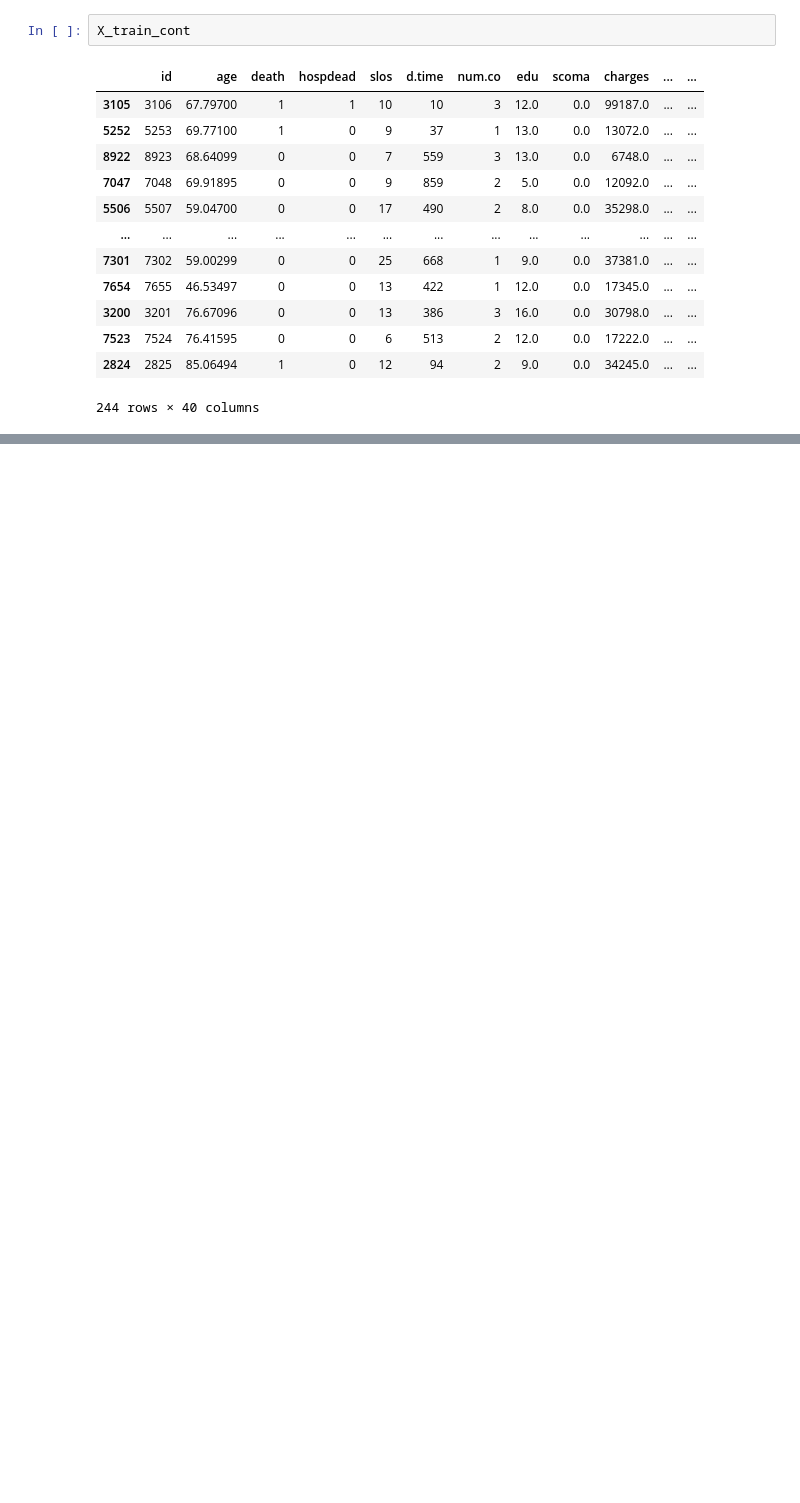
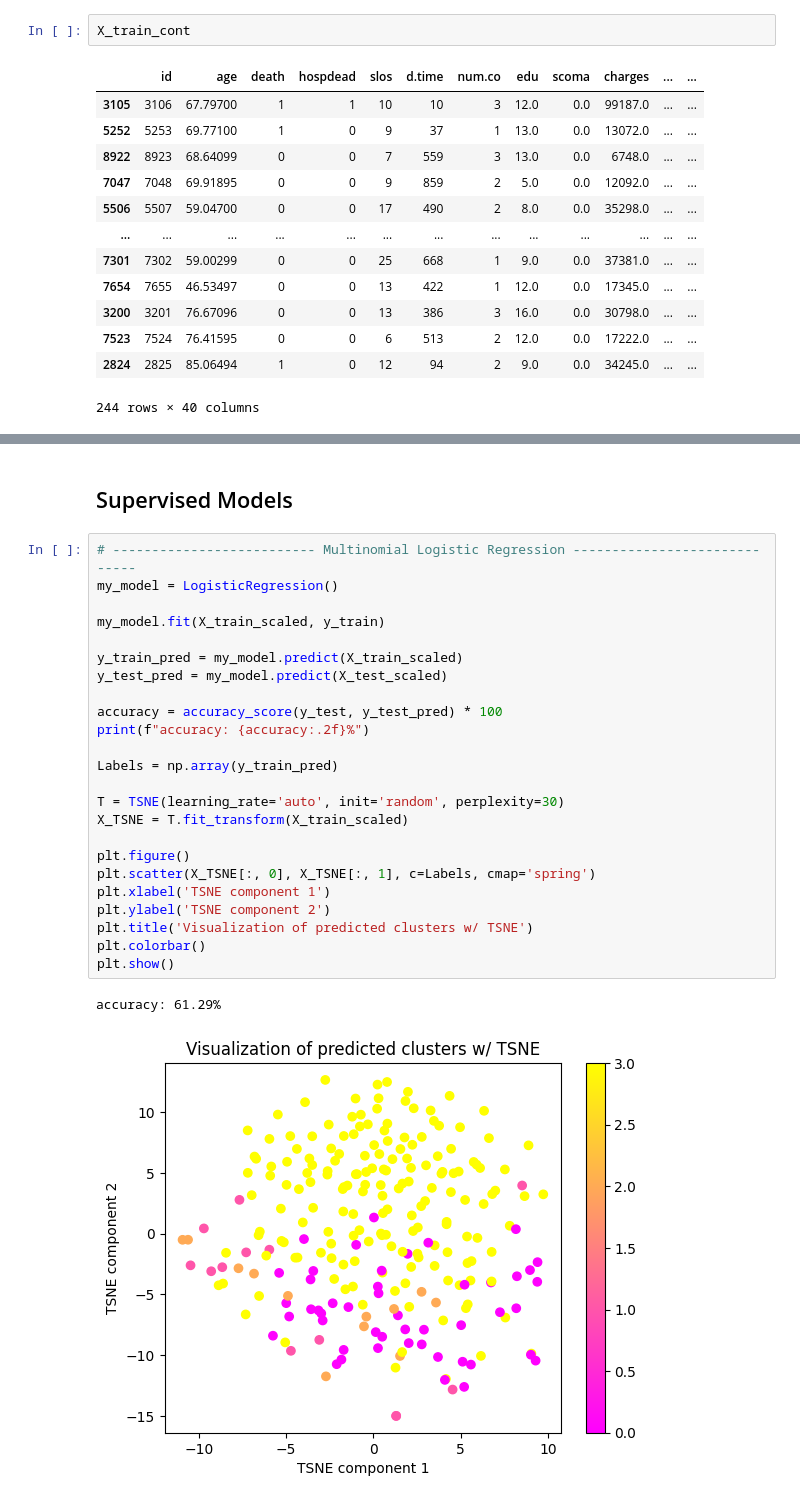
Before and after one commit to calgalvan/277A_Final_Project, a Jupyter notebook: 277A_db_explore.ipynb, the cells around one changed output, grey strips where cells are left out. Saved outputs shown, nothing was run; the diff lists cells and outputs as text; blank space fills up the shorter version.

Commit message:
added multinomial logistic regression

```diff
--- a/277A_db_explore.ipynb
+++ b/277A_db_explore.ipynb
@@ -227,0 +256,29 @@ plt.show()
+# %% [markdown]
+## Supervised Models
+# %%
+# -------------------------- Multinomial Logistic Regression -----------------------------
+my_model = LogisticRegression()
+
+my_model.fit(X_train_scaled, y_train)
+
+y_train_pred = my_model.predict(X_train_scaled)
+y_test_pred = my_model.predict(X_test_scaled)
+
+accuracy = accuracy_score(y_test, y_test_pred) * 100
+print(f"accuracy: {accuracy:.2f}%")
+
+Labels = np.array(y_train_pred)
+
+T = TSNE(learning_rate='auto', init='random', perplexity=30)
+X_TSNE = T.fit_transform(X_train_scaled)
+
+plt.figure()
+plt.scatter(X_TSNE[:, 0], X_TSNE[:, 1], c=Labels, cmap='spring')
+plt.xlabel('TSNE component 1')
+plt.ylabel('TSNE component 2')
+plt.title('Visualization of predicted clusters w/ TSNE')
+plt.colorbar()
+plt.show()
+# %% [output]
+accuracy: 61.29%
+[figure, added]
```
Also changed, not shown: parts of 6 cells of this notebook.
